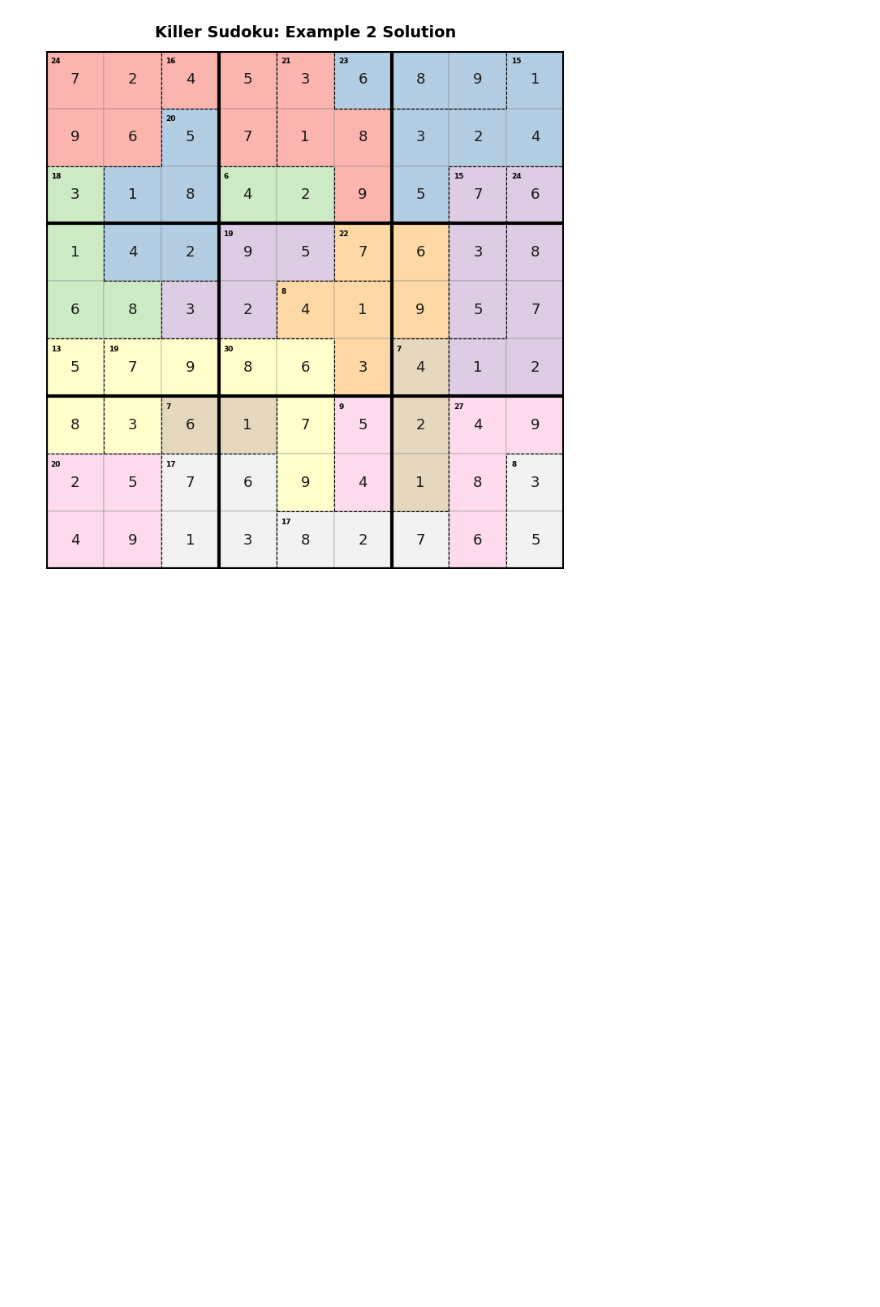
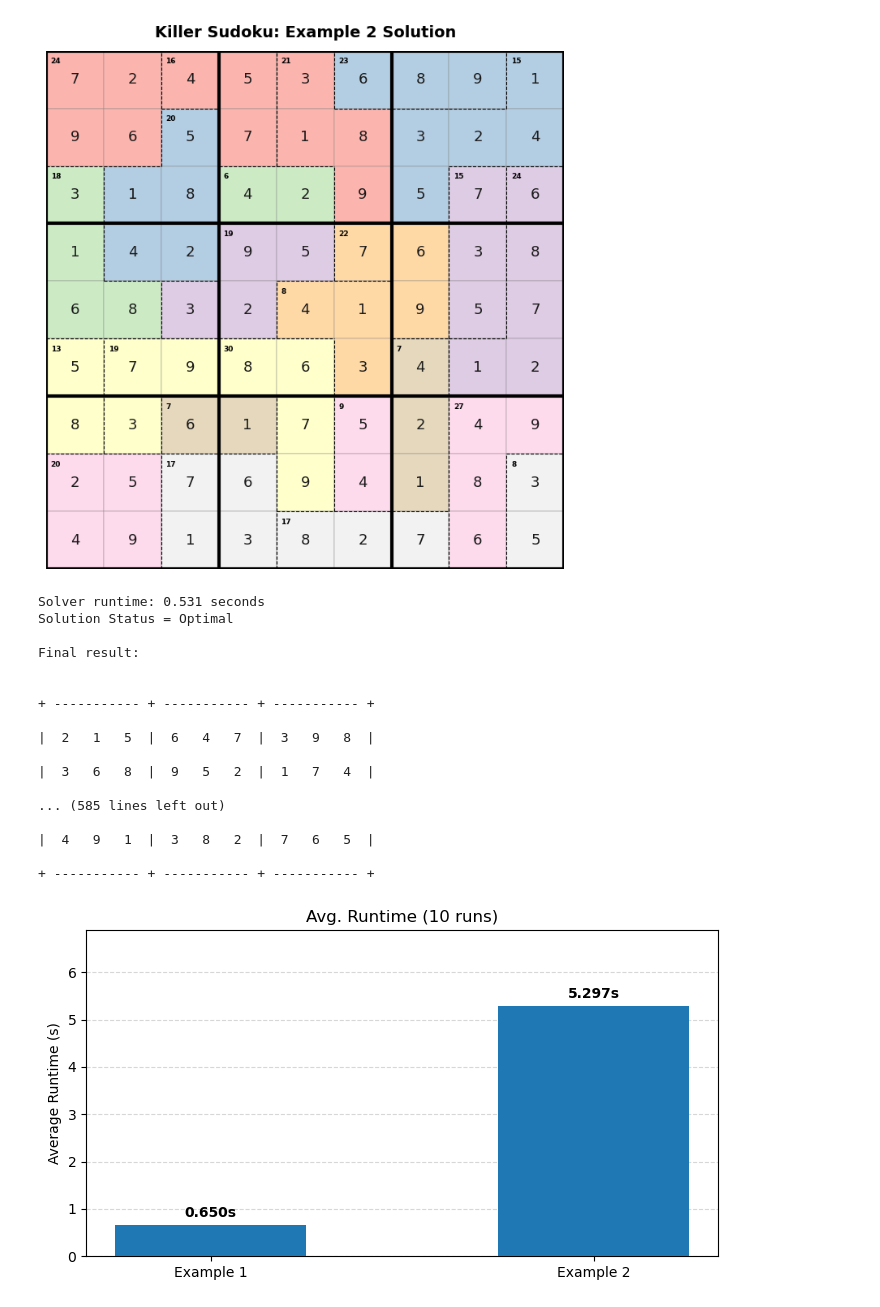
Before and after one commit to lunakim-ubc/Sudoku, a Jupyter notebook: Killer_Sudoku.ipynb, the cells around one changed output. Saved outputs shown, nothing was run; the diff lists cells and outputs as text; code cells hidden in the pictures; blank space fills up the shorter version.

Commit message:
runtime comparison, functions copied from Luna

```diff
--- a/Killer_Sudoku.ipynb
+++ b/Killer_Sudoku.ipynb
@@ -166,6 +167,38 @@ def solve_killer_sudoku(cages, input_sudoku=None):
         return solution
 
     return None
+# %%
+def get_runtime(cages, repeat):
+    times = timeit.repeat(
+        lambda: solve_killer_sudoku(cages=cages),
+        repeat=repeat, number=1
+    )
+
+    return times
+# %%
+#################################################################################
+# plot_avg_runtime() is developed with the assistance of Claude (Anthropic, 2026)
+#################################################################################
+
+def plot_avg_runtime(examples, repeat):
+    avgs = []
+    for label, cages in examples:
+        times = get_runtime(cages, repeat)
+        avgs.append(sum(times) / len(times))
+
+    labels = [e[0] for e in examples]
+    fig, ax = plt.subplots(figsize=(7, 4))
+    bars = ax.bar(labels, avgs, width=0.5, zorder=3)
+    ax.set_ylabel("Average Runtime (s)")
+    ax.set_title(f"Avg. Runtime ({repeat} runs)")
+    ax.grid(axis='y', linestyle='--', alpha=0.5, zorder=0)
+    ax.set_ylim(0, max(avgs) * 1.3)
+    for bar, val in zip(bars, avgs):
+        ax.text(bar.get_x() + bar.get_width() / 2, bar.get_height() + max(avgs) * 0.02,
+                f"{val:.3f}s", ha='center', va='bottom', fontweight='bold')
+    plt.tight_layout()
+    plt.savefig("killer_sudoku_examples/runtime.jpg", dpi=150, bbox_inches='tight')
+    plt.show()
 # %% [markdown]
 ## Define the Puzzle
 
@@ -351,3 +384,29 @@ if solution2:
     draw_killer_sudoku(cages2, solution=solution2, title="Killer Sudoku: Example 2 Solution")
 # %% [output]
 [figure]
+# %%
+examples = [
+    ["Example 1", cages1],
+    ["Example 2", cages2]
+    ]
+
+plot_avg_runtime(examples, repeat=10)
+# %% [output]
+Solver runtime: 0.531 seconds
+Solution Status = Optimal
+
+Final result:
+
+
++ ----------- + ----------- + ----------- +
+
+|  2   1   5  |  6   4   7  |  3   9   8  |
+
+|  3   6   8  |  9   5   2  |  1   7   4  |
+
+... (585 lines left out)
+
+|  4   9   1  |  3   8   2  |  7   6   5  |
+
++ ----------- + ----------- + ----------- +
+[figure, added]
```
Also changed, not shown: parts of 3 cells of this notebook, 1 other file.
